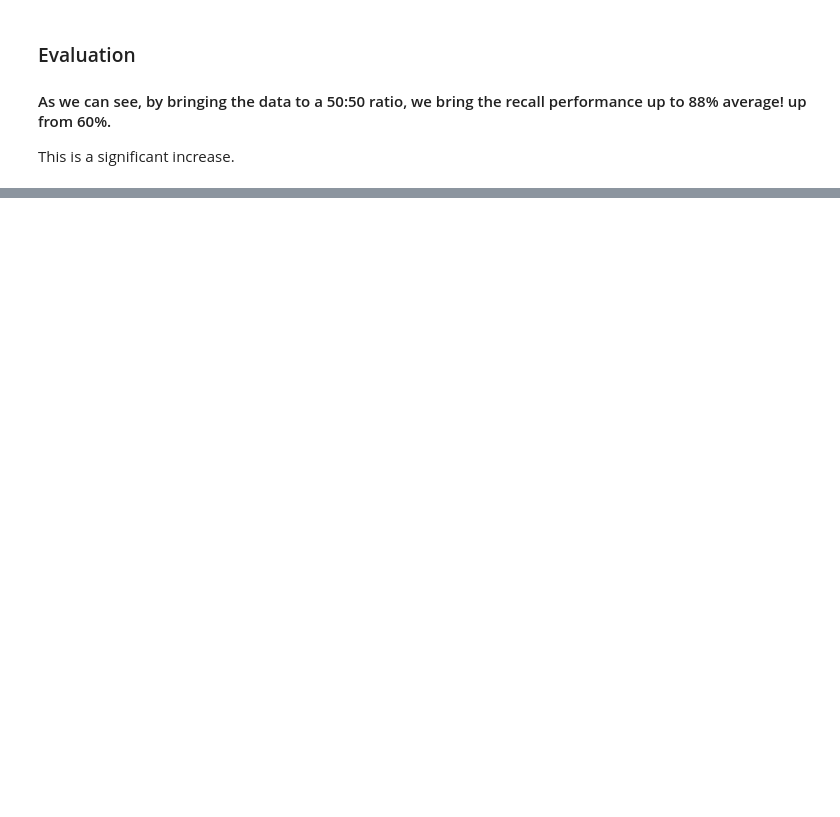
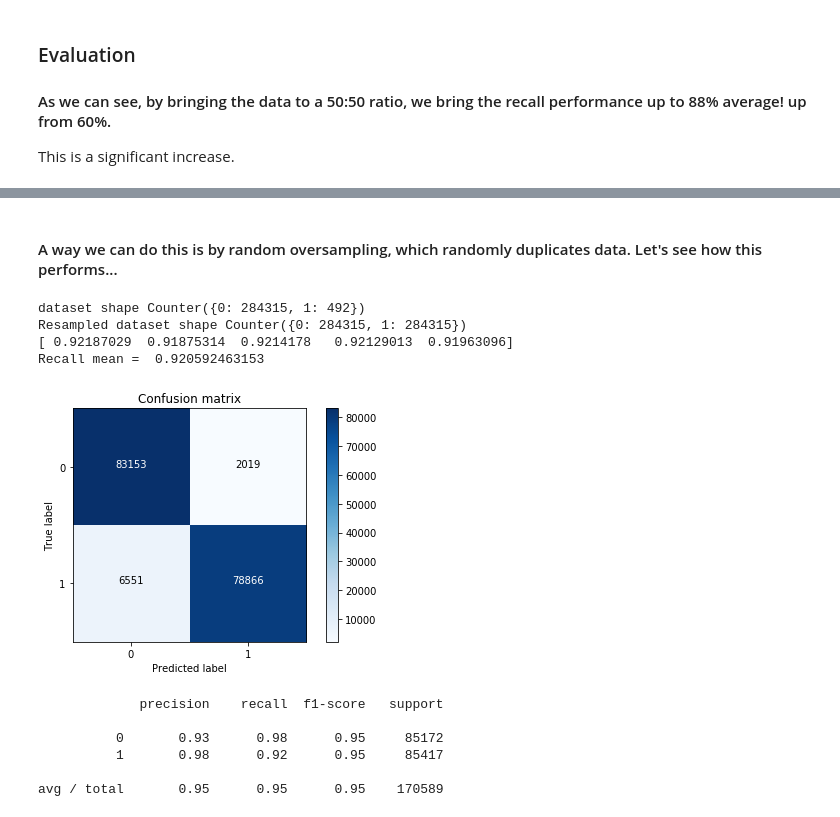
Before and after one commit to harrygraham/DeepLearning-CreditCardFraud, a Jupyter notebook: Baseline_Models.ipynb, the cells around one changed output, grey strips where cells are left out. Saved outputs shown, nothing was run; the diff lists cells and outputs as text; code cells hidden in the pictures; blank space fills up the shorter version.

Commit message:
Further baseline work, added both oversampling techniques. Experimented with sampling only training data to preserve test data and started running other classifiers. Next steps: fine tuning

```diff
--- a/Baseline_Models.ipynb
+++ b/Baseline_Models.ipynb
@@ -268,21 +270,21 @@ fraud = data[data.Class==1]
 print 'number of non fraud: ', len(non_fraud)
 non_fraud = non_fraud.loc[np.random.choice(non_fraud.index, len(fraud_indices), replace=False)]
 
-data = pd.concat([non_fraud, fraud])
+undersampled_data = pd.concat([non_fraud, fraud])
 print 'non_fraud after: ', len(non_fraud)
 
 # Call the logistic regression model with a certain C parameter
 lr = LogisticRegression(C = 10)
 
 # Assign variables x and y corresponding to row data and it's class value
-X = data.ix[:, data.columns != 'Class']
-y = data.ix[:, data.columns == 'Class']
+X = undersampled_data.ix[:, data.columns != 'Class']
+y = undersampled_data.ix[:, data.columns == 'Class']
 
 # Whole dataset, training-test data splitting
 X_train, X_test, y_train, y_test = train_test_split(X,y,test_size = 0.3, random_state = 0)
 
 # CROSS VALIDATION
-scores = cross_val_score(lr, X, y, scoring='recall', cv=5)
+scores = cross_val_score(lr, X_train, y_train, scoring='recall', cv=5)
 print scores
 print 'Recall mean = ', np.mean(scores)
 
@@ -324,0 +333,49 @@ This is a significant increase.
+# %% [markdown]
+#### A way we can do this is by random oversampling, which randomly duplicates data. Let's see how this performs...
+# %%
+# Assign variables x and y corresponding to row data and it's class value
+X = data.ix[:, data.columns != 'Class']
+y = data.ix[:, data.columns == 'Class']
+
+# Setup oversampler and print new data shape
+from collections import Counter
+from imblearn.over_sampling import RandomOverSampler
+ros = RandomOverSampler(random_state=1)
+X_res, y_res = ros.fit_sample(X, y)
+print('Original dataset shape {}'.format(Counter(data['Class'])))
+print('Training dataset shape {}'.format(Counter(y_train['Class'])))
+print('Resampled training dataset shape {}'.format(Counter(y_res)))
+
+
+# Whole dataset, training-test data splitting
+X_train, X_test, y_train, y_test = train_test_split(X_res,y_res,test_size = 0.3, random_state = 0)
+
+# CROSS VALIDATION - NOW ONLY ON TRAINING DATA *
+scores = cross_val_score(lr, X_train, y_train, scoring='recall', cv=5)
+print scores
+print 'Recall mean = ', np.mean(scores)
+
+lr.fit(X_train, y_train)
+y_pred = lr.predict(X_test)
+cm = confusion_matrix(y_test, y_pred)
+class_names = [0,1]
+
+
+plt.figure()
+plot_confusion_matrix(cm, classes=class_names, title='Confusion matrix')
+plt.show()
+
+from sklearn.metrics import classification_report
+print classification_report(y_test, y_pred)
+# %% [output]
+dataset shape Counter({0: 284315, 1: 492})
+Resampled dataset shape Counter({0: 284315, 1: 284315})
+[ 0.92187029  0.91875314  0.9214178   0.92129013  0.91963096]
+Recall mean =  0.920592463153
+[figure, added]
+             precision    recall  f1-score   support
+
+          0       0.93      0.98      0.95     85172
+          1       0.98      0.92      0.95     85417
+
+avg / total       0.95      0.95      0.95    170589
```
Also changed, not shown: parts of 26 cells of this notebook, 6 other files.
